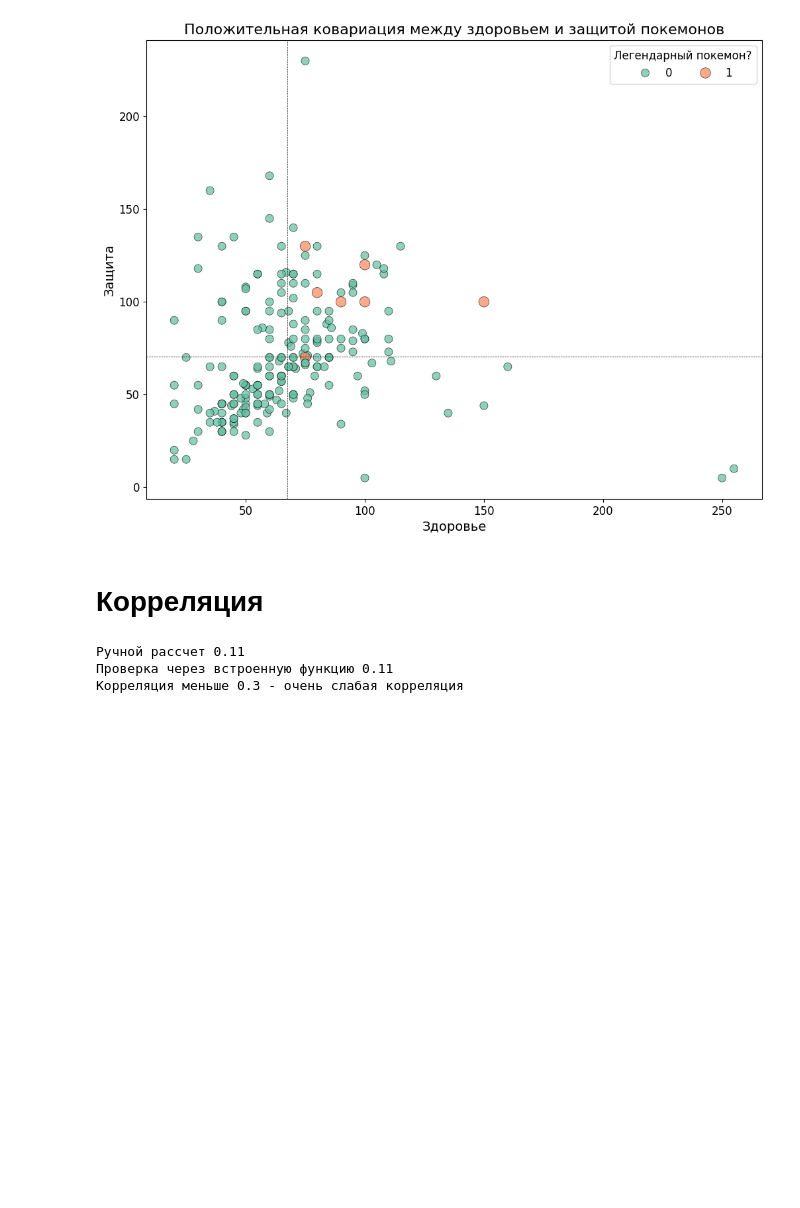
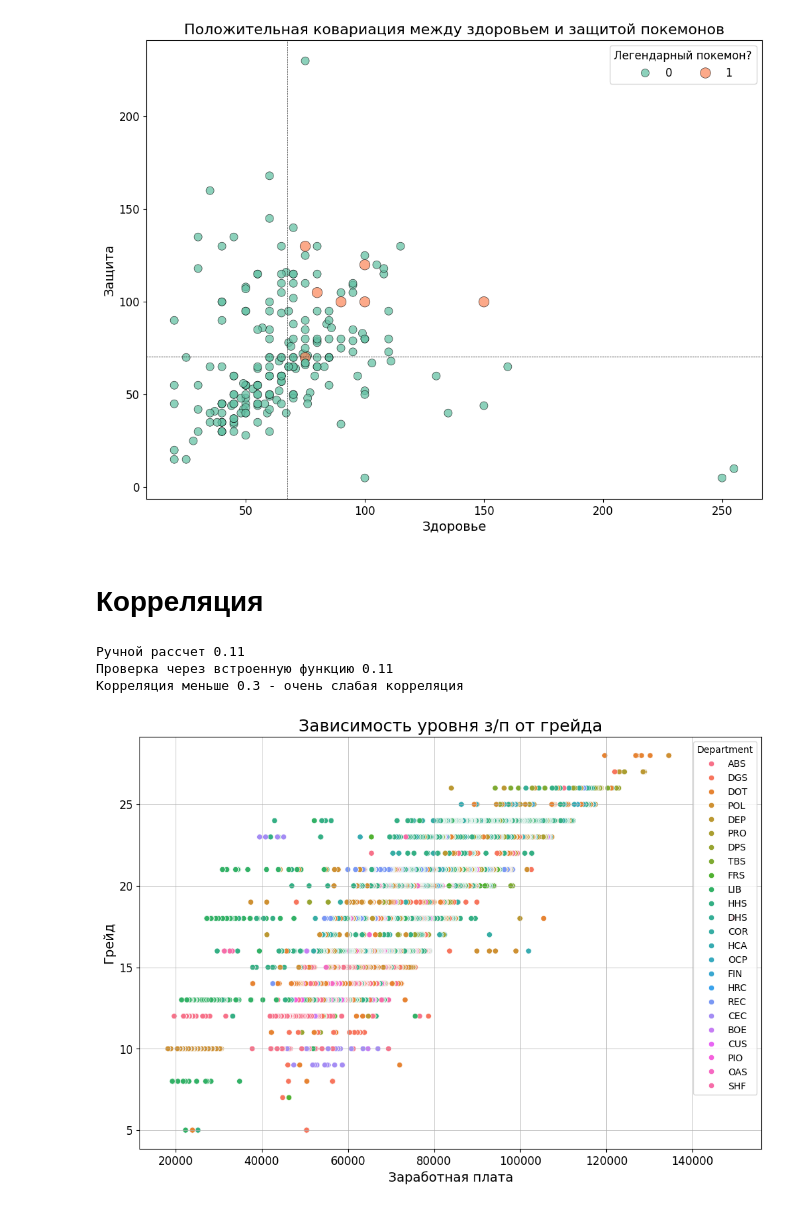
Before and after one commit to Korablinr54/Statistics, a Jupyter notebook: Взаимодействия между переменными.ipynb, the cells around one changed output. Cells and saved outputs as stored; diff of their text form; code cells hidden in the pictures; blank space fills up the shorter version.

Commit message:
Визуализация зависимости зп от грейда

```diff
--- a/Взаимодействия между переменными.ipynb
+++ b/Взаимодействия между переменными.ipynb
@@ -110,3 +110,27 @@ else:
 Ручной рассчет 0.11
 Проверка через встроенную функцию 0.11
 Корреляция меньше 0.3 - очень слабая корреляция
+# %%
+emp_clear = emp
+emp_clear['Grade'] = pd.to_numeric(emp_clear['Grade'], errors = 'coerce')
+emp_clear.sort_values(by = 'Base_Salary', ascending = True)
+emp_clear = emp_clear.dropna()
+
+plt.figure(figsize = (12, 8))
+sns.scatterplot(x = 'Base_Salary',
+                y = 'Grade',
+                data = emp_clear, hue="Department",
+
+                 )
+
+plt.title('Зависимость уровня з/п от грейда', size = 18)
+plt.xlabel('Заработная плата', fontsize = 14)
+plt.xticks(fontsize = 12)
+plt.ylabel('Грейд', fontsize = 14)
+plt.yticks(fontsize = 12)
+
+plt.grid(True, linewidth = 0.5)
+
+plt.show()
+# %% [output]
+[figure, added]
```
